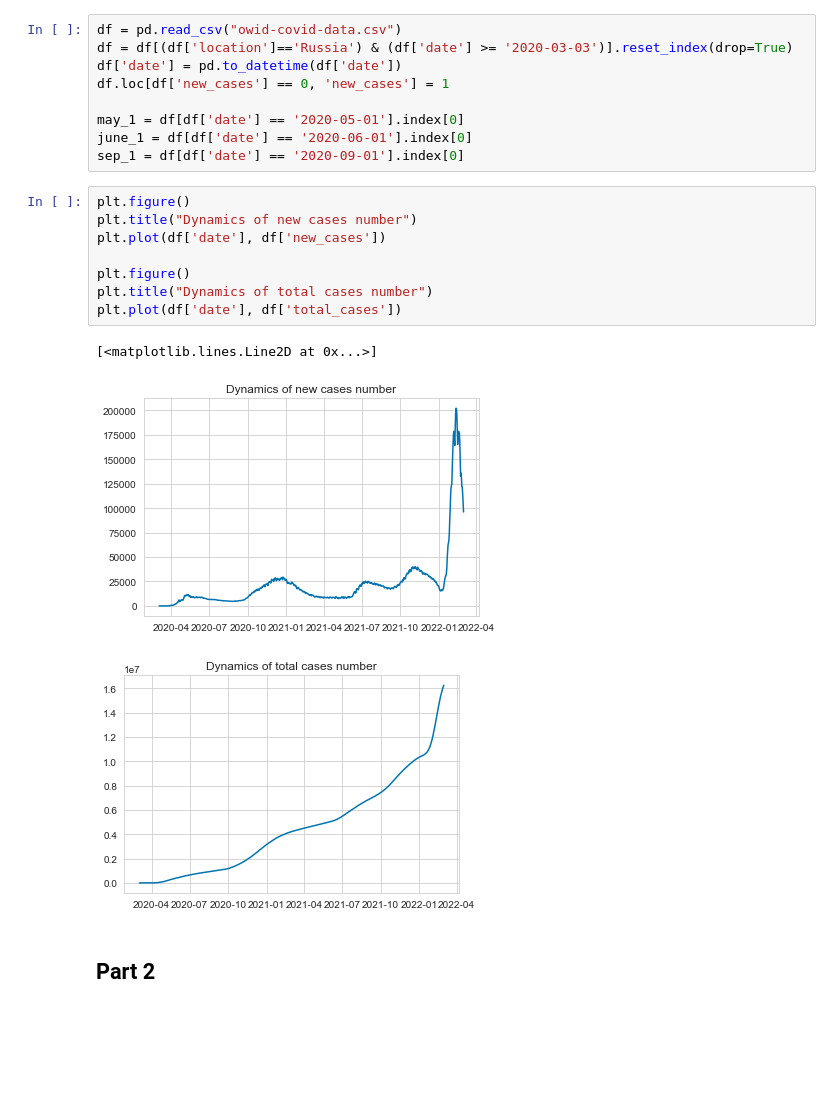
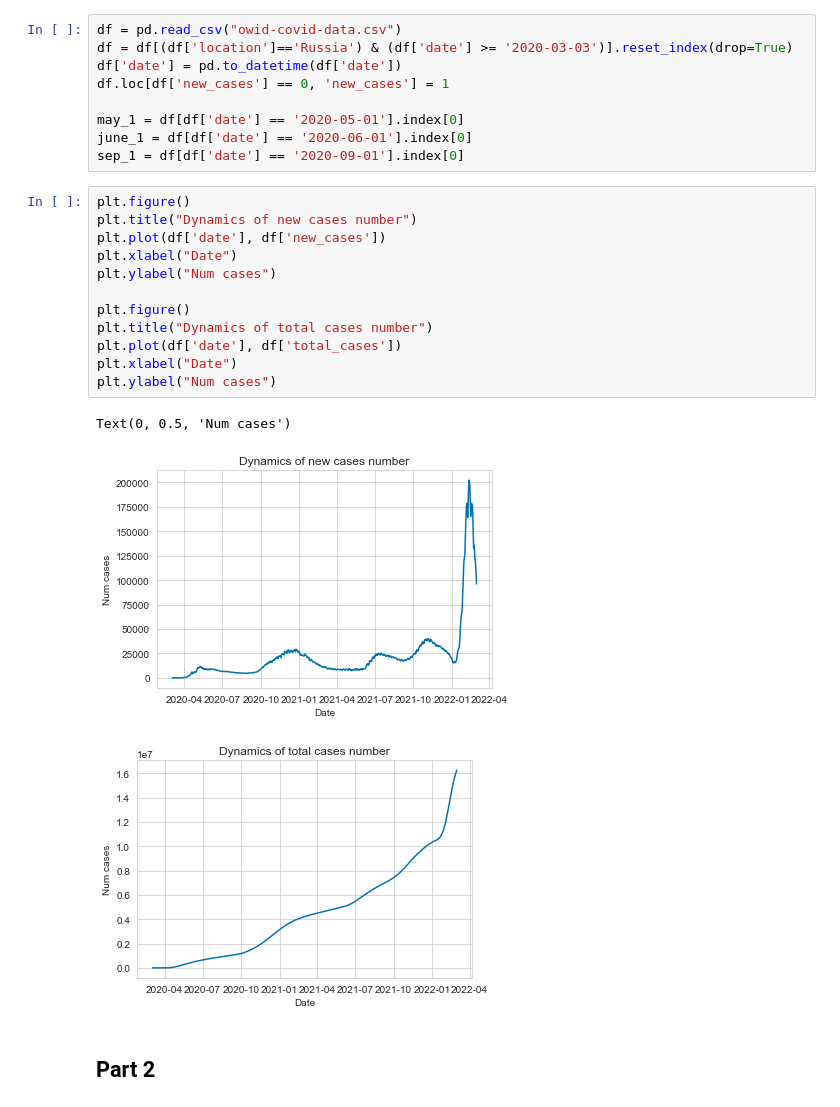
Before and after one commit to ShepelevaIS/coronavirus_prediction, a Jupyter notebook: Coronavirus_prediction_Irina_Shepeleva.ipynb, the cells around one changed output. Saved outputs shown, nothing was run; the diff lists cells and outputs as text; blank space fills up the shorter version.

```diff
--- a/Coronavirus_prediction_Irina_Shepeleva.ipynb
+++ b/Coronavirus_prediction_Irina_Shepeleva.ipynb
@@ -66,15 +66,19 @@ sep_1 = df[df['date'] == '2020-09-01'].index[0]
 # %%
 plt.figure()
 plt.title("Dynamics of new cases number")
 plt.plot(df['date'], df['new_cases'])
+plt.xlabel("Date")
+plt.ylabel("Num cases")
 
 plt.figure()
 plt.title("Dynamics of total cases number")
 plt.plot(df['date'], df['total_cases'])
+plt.xlabel("Date")
+plt.ylabel("Num cases")
 # %% [output]
-[<matplotlib.lines.Line2D at 0x...>]
+Text(0, 0.5, 'Num cases')
-[figure, old version]
+[figure, new version]
-[figure, old version]
+[figure, new version]
 # %% [markdown]
 ## Part 2
 # %%
```
Also changed, not shown: parts of 14 cells of this notebook.
